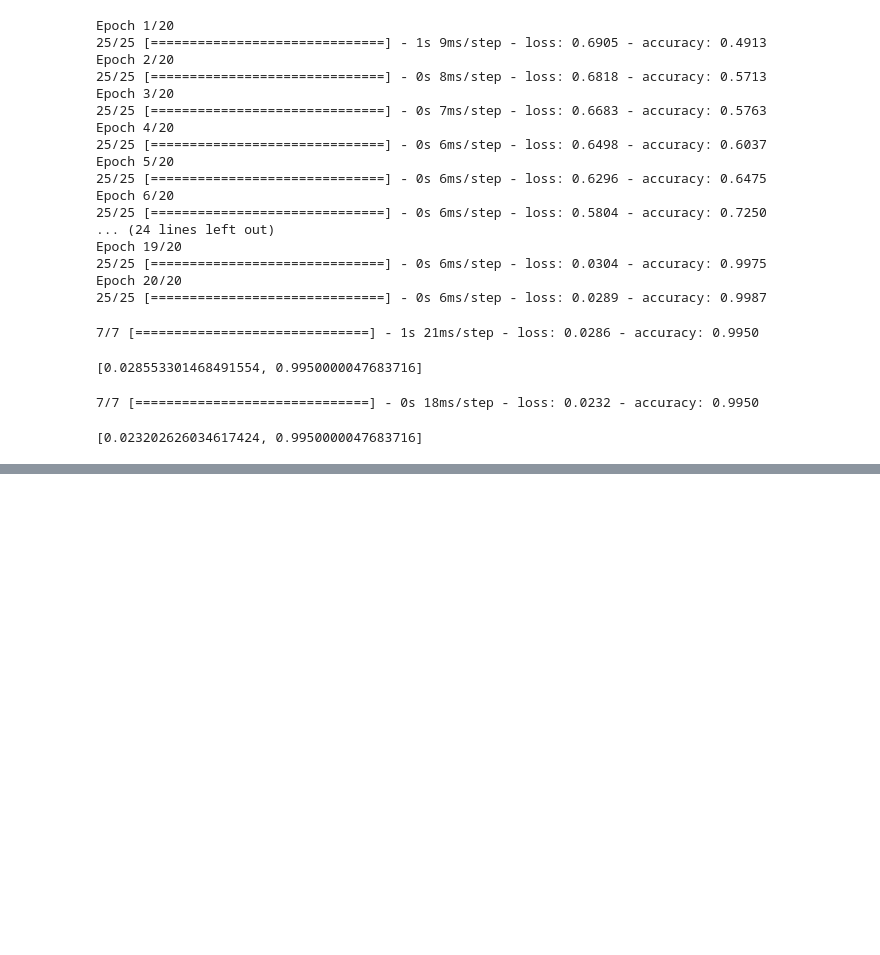
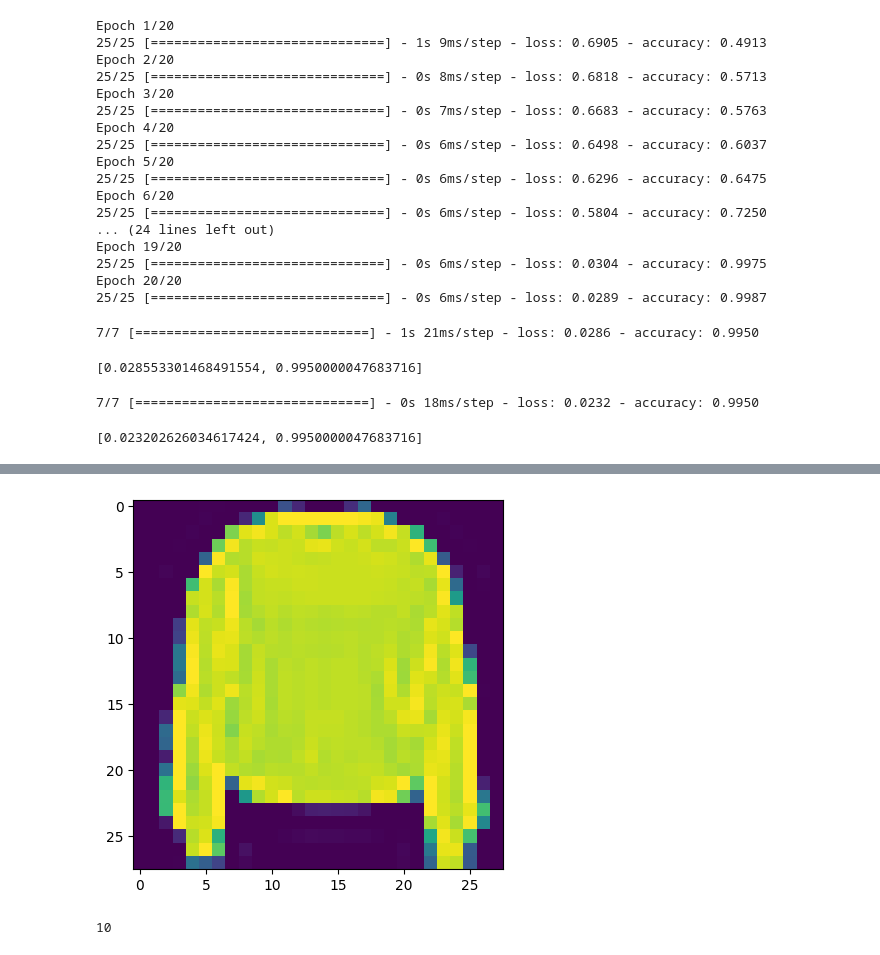
Before and after one commit to Jammal7/Introduction_to_Data_Science, a Jupyter notebook: Deep Learning/Tensorflow/02_neural_network_classification.ipynb, the cells around one changed output, grey strips where cells are left out. Saved outputs shown, nothing was run; the diff lists cells and outputs as text; code cells hidden in the pictures; blank space fills up the shorter version.

```diff
--- a/Deep Learning/Tensorflow/02_neural_network_classification.ipynb
+++ b/Deep Learning/Tensorflow/02_neural_network_classification.ipynb
@@ -544,0 +592,10 @@ model_7.evaluate(X_test, y_test)
+# %%
+plt.imshow(train_data[7]);
+# %% [output]
+[figure, added]
+# %%
+# Create a small list so as to index onto the training labels
+class_names = ['T-shirt/top', 'Trouser', 'Pullover', 'Dress', 'Coat', 'Sandal', 'Shirt', 'Sneaker','Bag', 'Ankle boot']
+len(class_names)
+# %% [output]
+10
```
Also changed, not shown: parts of 17 cells of this notebook.
